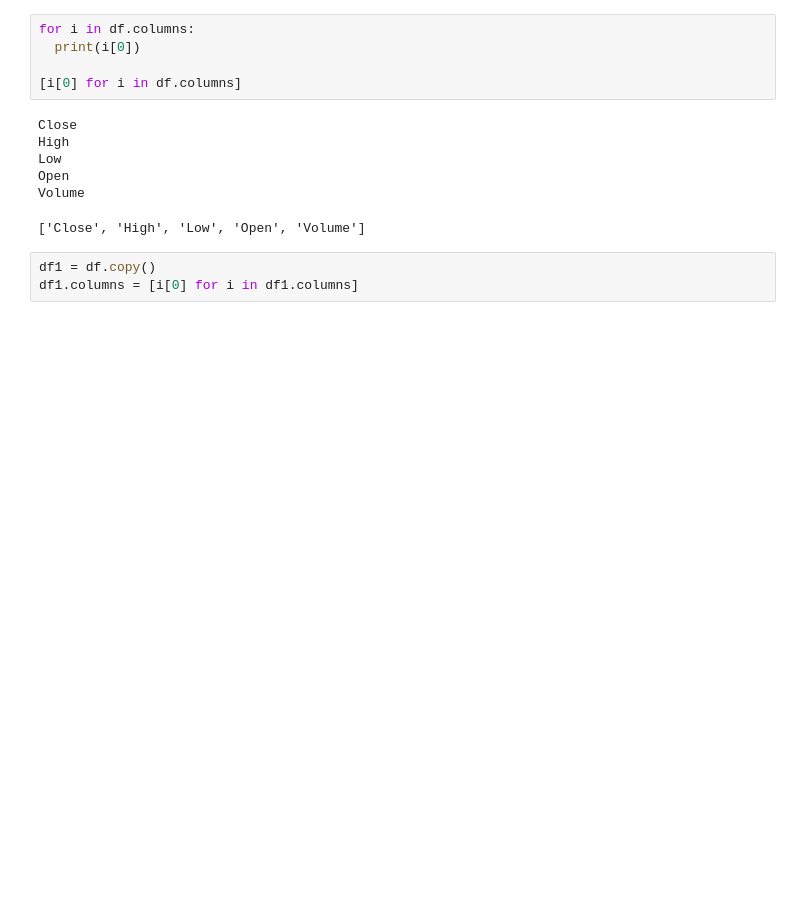
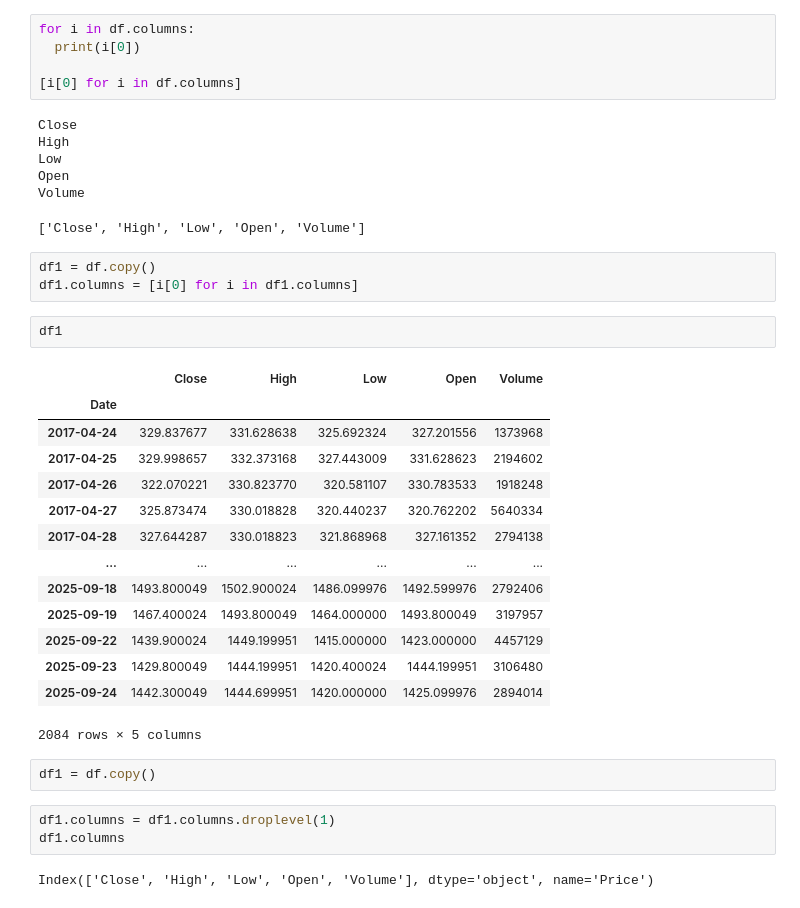
Before and after one commit to ArunK-ML/Learn---TimeSeries-StockPrice---Tensorflow, a Jupyter notebook: TimeSeries_Stockprice.ipynb, the cells around one changed output. Cells and saved outputs as stored; diff of their text form; blank space fills up the shorter version.

```diff
--- a/TimeSeries_Stockprice.ipynb
+++ b/TimeSeries_Stockprice.ipynb
@@ -49,3 +49,27 @@ Volume
 # %%
 df1 = df.copy()
 df1.columns = [i[0] for i in df1.columns]
+# %%
+df1
+# %% [output]
+|  | Close | High | Low | Open | Volume |
+| Date |  |  |  |  |  |
+| 2017-04-24 | 329.837677 | 331.628638 | 325.692324 | 327.201556 | 1373968 |
+| 2017-04-25 | 329.998657 | 332.373168 | 327.443009 | 331.628623 | 2194602 |
+| 2017-04-26 | 322.070221 | 330.823770 | 320.581107 | 330.783533 | 1918248 |
+| 2017-04-27 | 325.873474 | 330.018828 | 320.440237 | 320.762202 | 5640334 |
+| 2017-04-28 | 327.644287 | 330.018823 | 321.868968 | 327.161352 | 2794138 |
+| ... | ... | ... | ... | ... | ... |
+| 2025-09-18 | 1493.800049 | 1502.900024 | 1486.099976 | 1492.599976 | 2792406 |
+| 2025-09-19 | 1467.400024 | 1493.800049 | 1464.000000 | 1493.800049 | 3197957 |
+| 2025-09-22 | 1439.900024 | 1449.199951 | 1415.000000 | 1423.000000 | 4457129 |
+| 2025-09-23 | 1429.800049 | 1444.199951 | 1420.400024 | 1444.199951 | 3106480 |
+| 2025-09-24 | 1442.300049 | 1444.699951 | 1420.000000 | 1425.099976 | 2894014 |
+2084 rows × 5 columns
+# %%
+df1 = df.copy()
+# %%
+df1.columns = df1.columns.droplevel(1)
+df1.columns
+# %% [output]
+Index(['Close', 'High', 'Low', 'Open', 'Volume'], dtype='object', name='Price')
```
Also changed, not shown: parts of 8 cells of this notebook.
